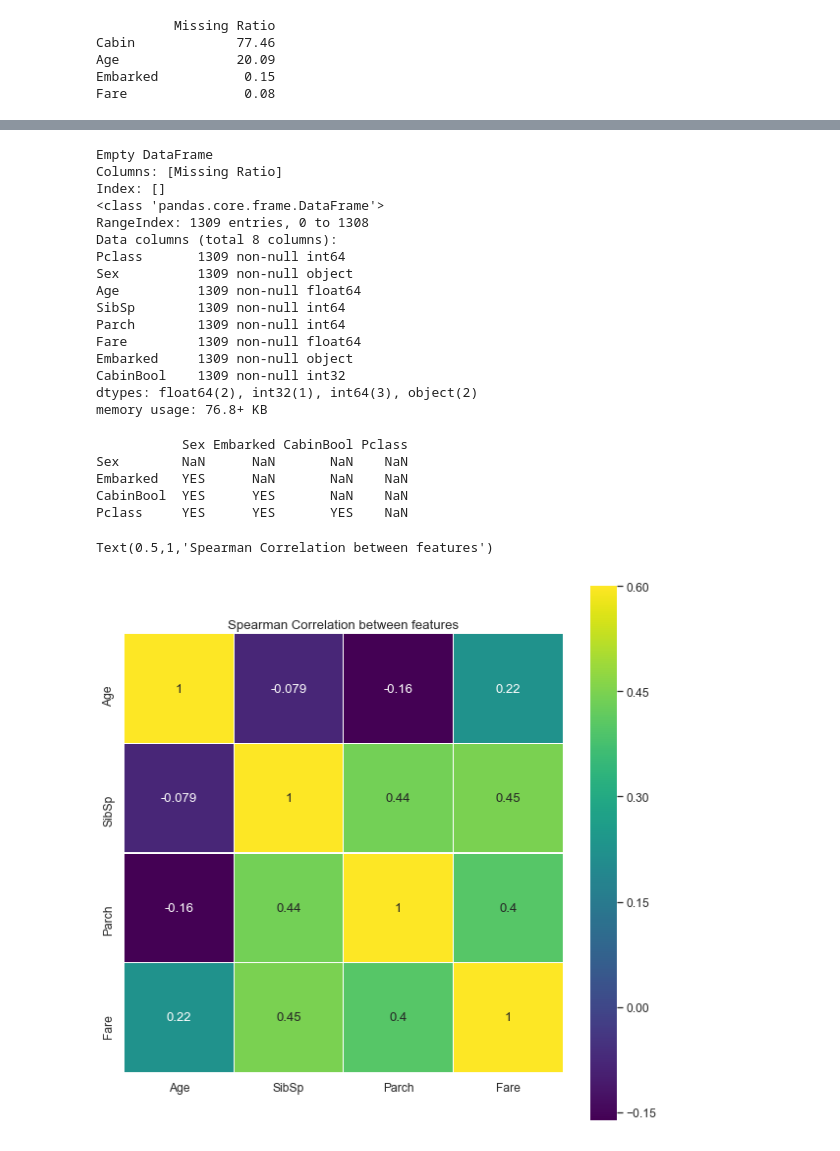
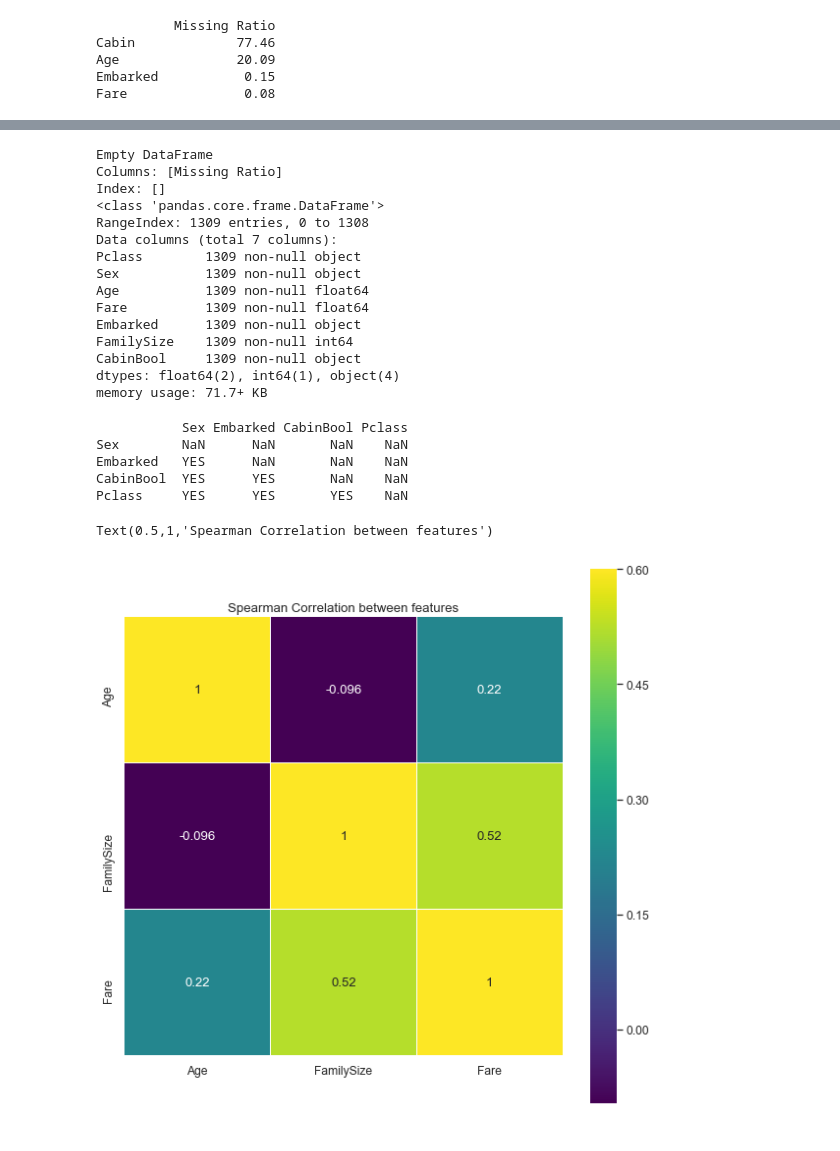
Before and after one commit to revanthj/TitanicSurvivorPrediction, a Jupyter notebook: ExploratoryDataAnalysis.ipynb, the cells around one changed output, grey strips where cells are left out. Drawn from its saved outputs; the diff is of its cells as text; code cells hidden in the pictures.

Commit message:
Exploratory Data Analysis

```diff
--- a/ExploratoryDataAnalysis.ipynb
+++ b/ExploratoryDataAnalysis.ipynb
@@ -68,7 +68,10 @@ all_data['Fare'] = \
 
 all_data['Embarked'] = all_data['Embarked'].fillna(all_data['Embarked'].mode()[0])
 
-#3c. I observed that NAME column contains Title such as Mr, Miss, Master etc
+#3c. Create a new column FAMILYSIZE that combines parents, spouse and siblings
+all_data['FamilySize'] = all_data['Parch'] + all_data['SibSp']
+
+#3d. I observed that NAME column contains Title such as Mr, Miss, Master etc
 # Derive TITLE from NAME and select mode of each group
 # and assign it to missing Age values in that group.
 
@@ -113,11 +116,13 @@ assenger class :  3
 Common fare in above passenger class :  8.05
 [figure]
 # %%
-#3d. Drop unnecessary columns and
+#3e. Drop unnecessary columns and
 #    Confirm that all columns have no missing values
 
 all_data["CabinBool"] = (all_data["Cabin"].notnull().astype('int'))
-all_data.drop(columns = ['Name', 'Ticket', 'Title', 'Cabin'], inplace=True)
+all_data['CabinBool'] = all_data['CabinBool'].astype('object')
+all_data['Pclass'] = all_data['Pclass'].astype('object')
+all_data.drop(columns = ['Name', 'Ticket', 'Title', 'Cabin', 'Parch', 'SibSp'], inplace=True)
 
 null_features = all_data.columns[all_data.isnull().any()]
 missing_ratio = (all_data[null_features].isnull().sum()/len(all_data)) * 100
@@ -131,17 +136,16 @@ Columns: [Missing Ratio]
 Index: []
 <class 'pandas.core.frame.DataFrame'>
 RangeIndex: 1309 entries, 0 to 1308
-Data columns (total 8 columns):
-Pclass       1309 non-null int64
-Sex          1309 non-null object
-Age          1309 non-null float64
-SibSp        1309 non-null int64
-Parch        1309 non-null int64
-Fare         1309 non-null float64
-Embarked     1309 non-null object
-CabinBool    1309 non-null int32
-dtypes: float64(2), int32(1), int64(3), object(2)
-memory usage: 76.8+ KB
+Data columns (total 7 columns):
+Pclass        1309 non-null object
+Sex           1309 non-null object
+Age           1309 non-null float64
+Fare          1309 non-null float64
+Embarked      1309 non-null object
+FamilySize    1309 non-null int64
+CabinBool     1309 non-null object
+dtypes: float64(2), int64(1), object(4)
+memory usage: 71.7+ KB
 # %%
 #4. Find correlations between features
 
@@ -155,35 +159,35 @@ cat_columns_combo = \
 
 def isCorrelated(p):
     if p < 0.05:
         return 'YES'
     else:
         return 'NOT'
 
 p_value_table = pd.DataFrame(index = ['Sex', 'Embarked', 'CabinBool', 'Pclass'], columns = ['Sex', 'Embarked', 'CabinBool', 'Pclass'])
 from scipy.stats import chi2_contingency
 from pandas import crosstab
 for (col1, col2) in cat_columns_combo:
     crosstable = crosstab(all_data[col1], all_data[col2])
     chi2, p, dof, expected = chi2_contingency(crosstable)
     p_value_table[col1][col2] = isCorrelated(p)
 
 print(p_value_table)
 
 #4b. Now check correlation among NUMERICAL features
 
-spearman_corr = all_data[['Age', 'SibSp', 'Parch', 'Fare']].corr('spearman')
+spearman_corr = all_data[['Age', 'FamilySize', 'Fare']].corr('spearman')
 sns.set(font_scale=1.10)
 plt.figure(figsize=(10, 10))
 sns.heatmap(spearman_corr, vmax=.6, linewidths=0.01, square=True,annot=True,cmap='viridis',linecolor="white")
 plt.title('Spearman Correlation between features')
 # %% [output]
            Sex Embarked CabinBool Pclass
 Sex        NaN      NaN       NaN    NaN
 Embarked   YES      NaN       NaN    NaN
 CabinBool  YES      YES       NaN    NaN
 Pclass     YES      YES       YES    NaN
 Text(0.5,1,'Spearman Correlation between features')
-[figure, old version]
+[figure, new version]
 # %%
 #4c. Some Visualizations.
 
```
Also changed, not shown: parts of 3 cells of this notebook.
